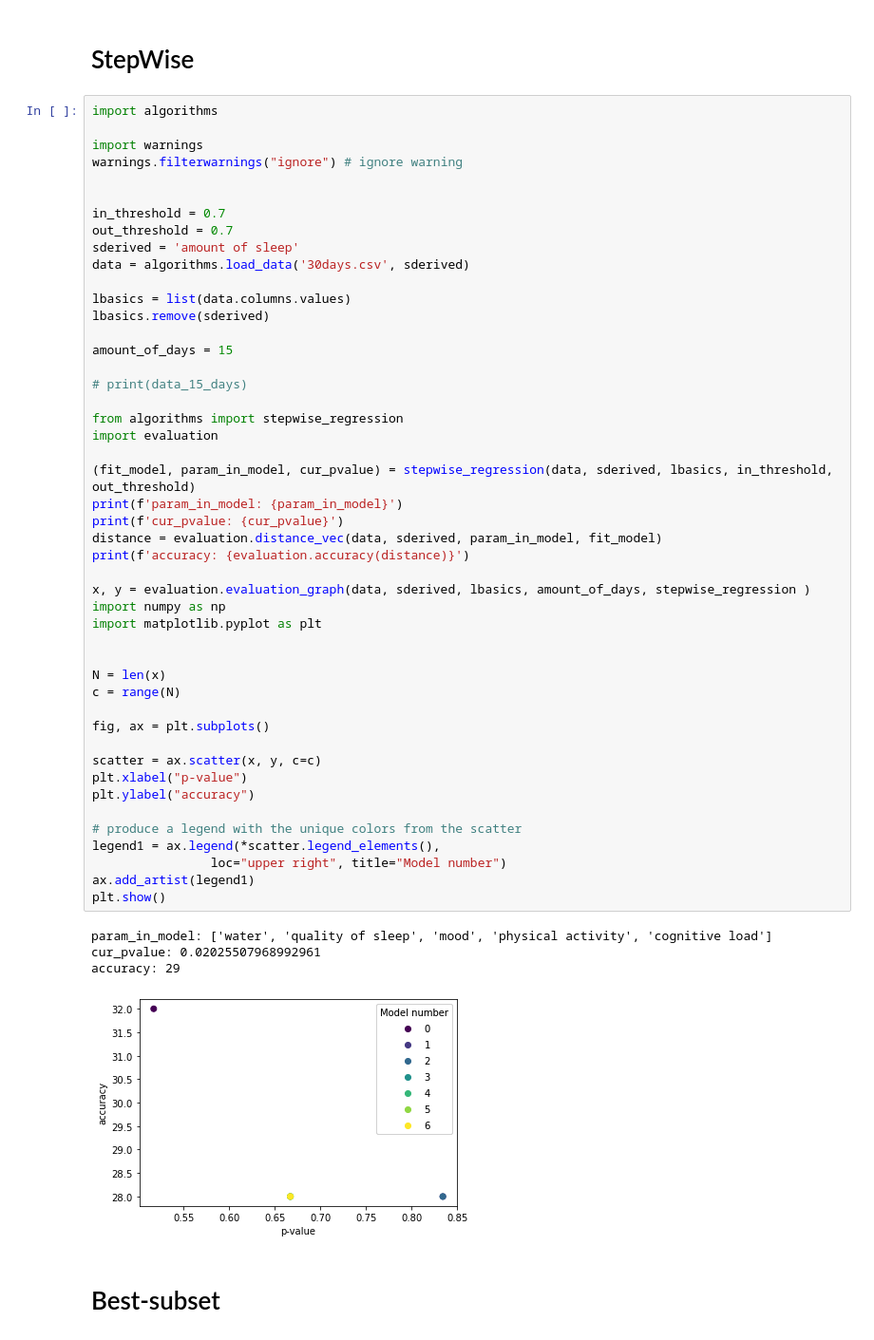
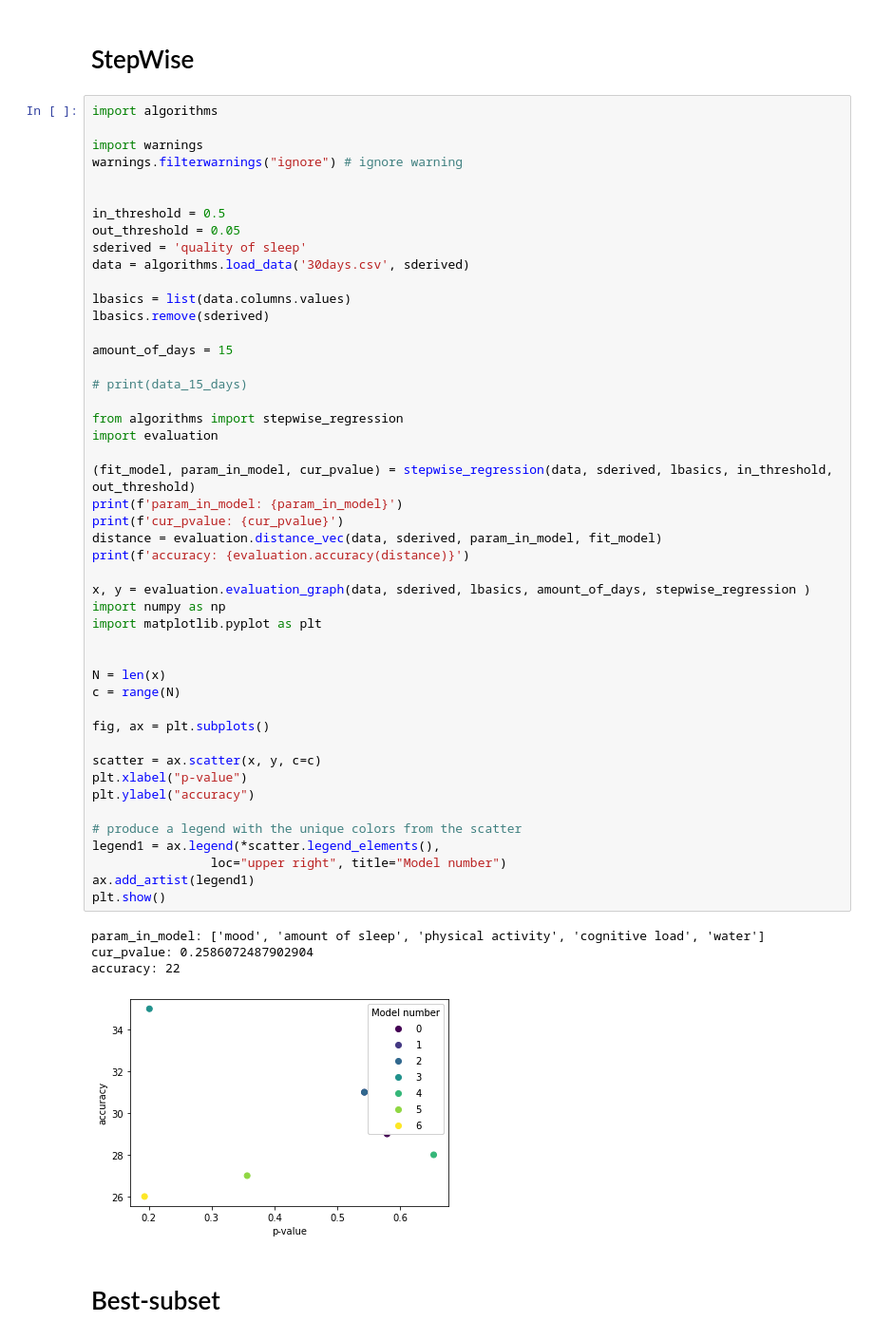
Before and after one commit to vladigr1/soft-project, a Jupyter notebook: labs/lab_4.ipynb, the cells around one changed output. Shown at 95% size. Cells and saved outputs as stored; diff of their text form.

```diff
--- a/labs/lab_4.ipynb
+++ b/labs/lab_4.ipynb
@@ -9,9 +9,9 @@ import warnings
 warnings.filterwarnings("ignore") # ignore warning
 
 
-in_threshold = 0.7
-out_threshold = 0.7
-sderived = 'amount of sleep'
+in_threshold = 0.5
+out_threshold = 0.05
+sderived = 'quality of sleep'
 data = algorithms.load_data('30days.csv', sderived)
 
 lbasics = list(data.columns.values)
@@ -23,37 +23,37 @@ amount_of_days = 15
 
 from algorithms import stepwise_regression
 import evaluation
 
 (fit_model, param_in_model, cur_pvalue) = stepwise_regression(data, sderived, lbasics, in_threshold, out_threshold)
 print(f'param_in_model: {param_in_model}')
 print(f'cur_pvalue: {cur_pvalue}')
 distance = evaluation.distance_vec(data, sderived, param_in_model, fit_model)
 print(f'accuracy: {evaluation.accuracy(distance)}')
 
 x, y = evaluation.evaluation_graph(data, sderived, lbasics, amount_of_days, stepwise_regression )
 import numpy as np
 import matplotlib.pyplot as plt
 
 
 N = len(x)
 c = range(N)
 
 fig, ax = plt.subplots()
 
 scatter = ax.scatter(x, y, c=c)
 plt.xlabel("p-value")
 plt.ylabel("accuracy")
 
 # produce a legend with the unique colors from the scatter
 legend1 = ax.legend(*scatter.legend_elements(),
                 loc="upper right", title="Model number")
 ax.add_artist(legend1)
 plt.show()
 # %% [output]
-param_in_model: ['water', 'quality of sleep', 'mood', 'physical activity', 'cognitive load']
-cur_pvalue: 0.02025507968992961
-accuracy: 29
+param_in_model: ['mood', 'amount of sleep', 'physical activity', 'cognitive load', 'water']
+cur_pvalue: 0.2586072487902904
+accuracy: 22
-[figure, old version]
+[figure, new version]
 # %% [markdown]
 # Best-subset
 # %%
```
Also changed, not shown: parts of 2 cells of this notebook, 1 other file.
